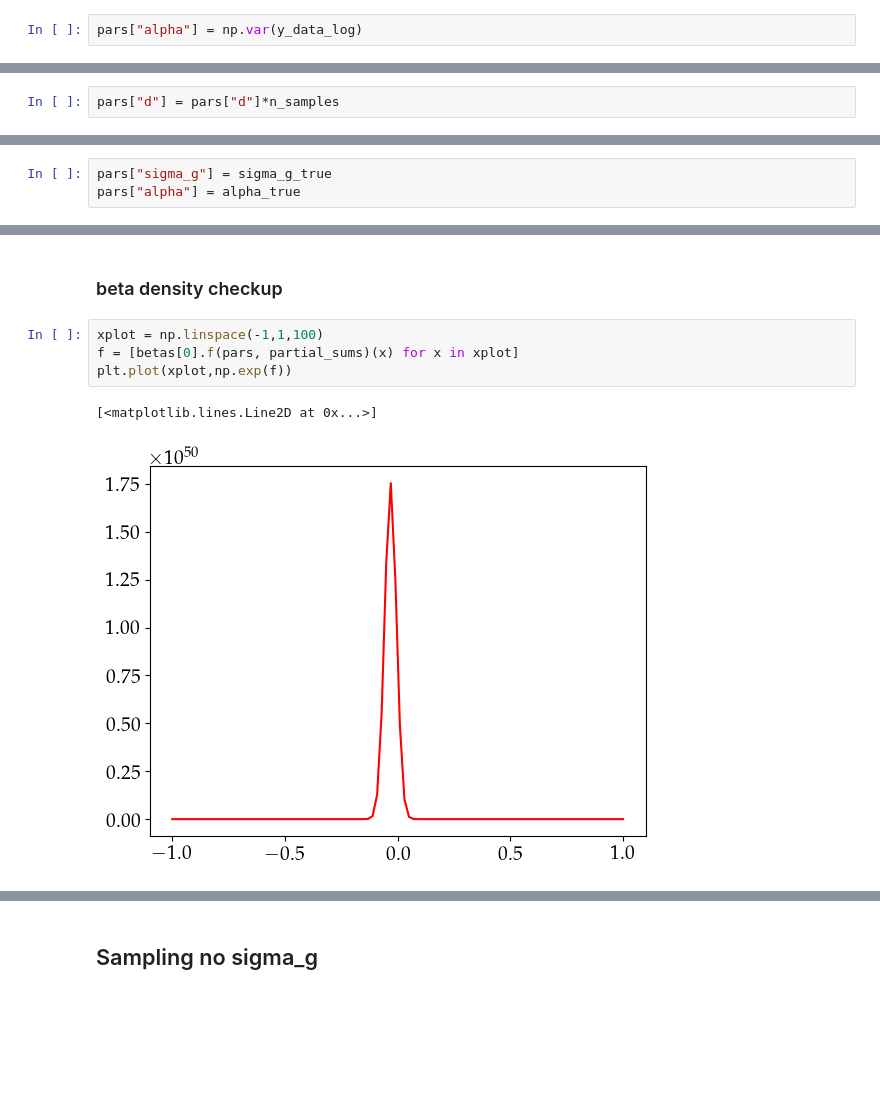
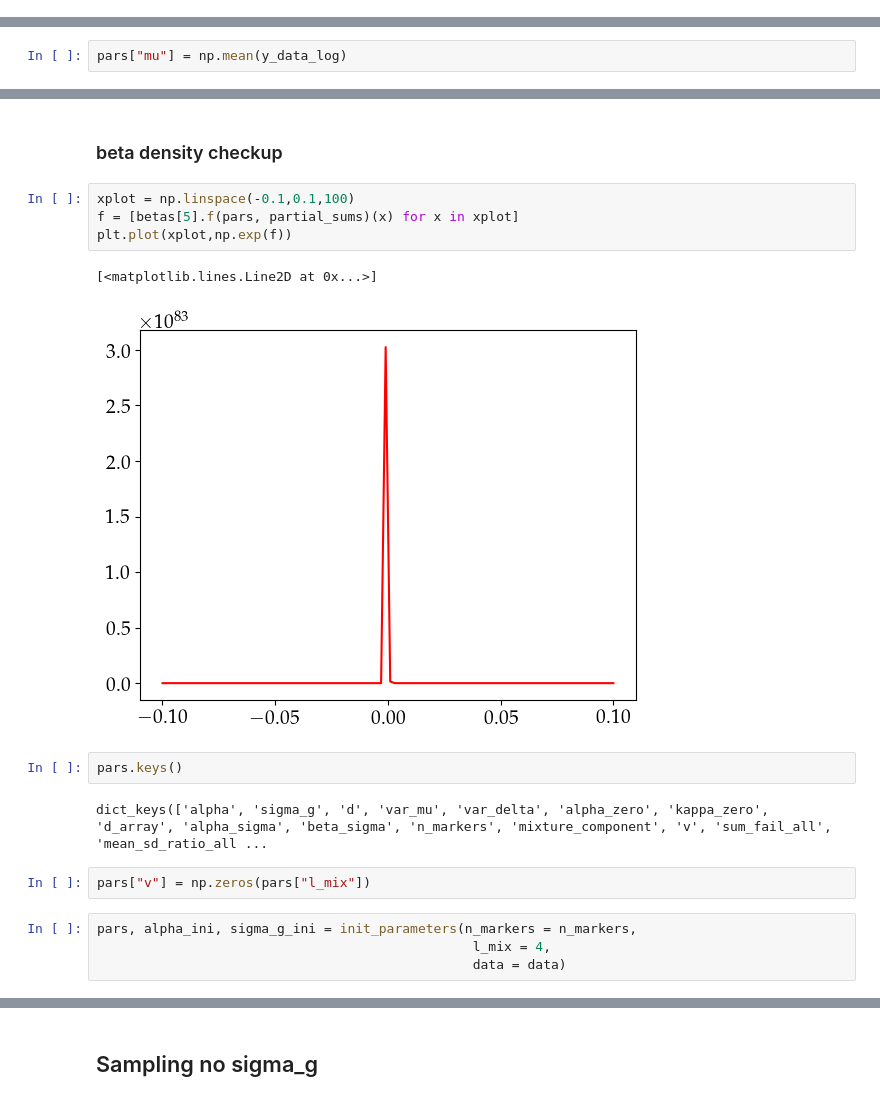
Before and after one commit to ariadnavillam/BayesW, a Jupyter notebook: tests_algorithm_1.ipynb, the cells around one changed output, grey strips where cells are left out. Drawn from its saved outputs; the diff is of its cells as text; blank space fills up the shorter version.

```diff
--- a/tests_algorithm_1.ipynb
+++ b/tests_algorithm_1.ipynb
@@ -77,4 +66,2 @@ epsilon = y_data_log
-# %%
-pars["alpha"] = np.var(y_data_log)
 # %% [markdown]
 ### mu density checkup
@@ -85,2 +67,0 @@ pars["alpha"] = np.var(y_data_log)
-# %%
-pars["d"] = pars["d"]*n_samples
@@ -90,0 +68,2 @@ pars["alpha"]*pars["d"]*5
+# %%
+pars["mu"] = np.mean(y_data_log)
@@ -98,3 +81,0 @@ plt.plot(xplot,f)
-# %%
-pars["sigma_g"] = sigma_g_true
-pars["alpha"] = alpha_true
@@ -125,9 +99,19 @@ pars["sigma_g"]
 # %% [markdown]
 ### beta density checkup
 # %%
-xplot = np.linspace(-1,1,100)
-f = [betas[0].f(pars, partial_sums)(x) for x in xplot]
+xplot = np.linspace(-0.1,0.1,100)
+f = [betas[5].f(pars, partial_sums)(x) for x in xplot]
 plt.plot(xplot,np.exp(f))
 # %% [output]
 [<matplotlib.lines.Line2D at 0x...>]
-[figure, old version]
+[figure, new version]
+# %%
+pars.keys()
+# %% [output]
+dict_keys(['alpha', 'sigma_g', 'd', 'var_mu', 'var_delta', 'alpha_zero', 'kappa_zero', 'd_array', 'alpha_sigma', 'beta_sigma', 'n_markers', 'mixture_component', 'v', 'sum_fail_all', 'mean_sd_ratio_all ...
+# %%
+pars["v"] = np.zeros(pars["l_mix"])
+# %%
+pars, alpha_ini, sigma_g_ini = init_parameters(n_markers = n_markers,
+                                                l_mix = 4,
+                                                data = data)
```
Also changed, not shown: parts of 34 cells of this notebook, 6 other files.
